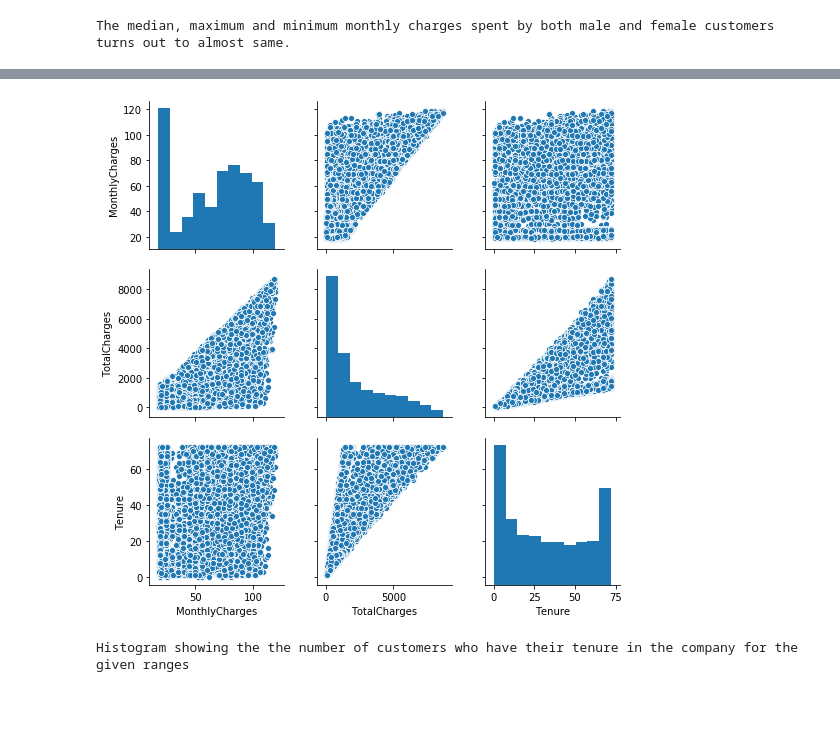
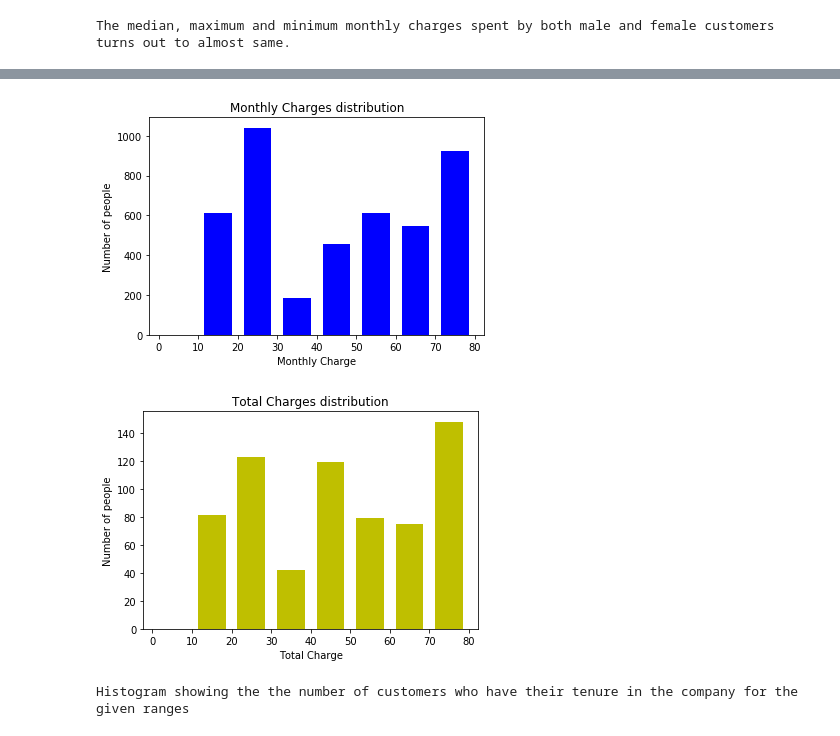
Before and after one commit to adityaprabhat01/eda-taskphase-aditya, a Jupyter notebook: telco_churn.ipynb, the cells around one changed output, grey strips where cells are left out. Drawn from its saved outputs; the diff is of its cells as text; code cells hidden in the pictures; blank space fills up the shorter version.

```diff
--- a/telco_churn.ipynb
+++ b/telco_churn.ipynb
@@ -141,6 +135,19 @@ plt.show()
-# %%
-ax = sns.pairplot(df_tmt)
-plt.show()
-# %% [output]
-[figure, removed]
+# %%
+arr_mc = np.array(df['MonthlyCharges'])
+arr_tc = np.array(df['TotalCharges'])
+bins_mc = [0,10,20,30,40,50,60,70,80,90,100,110,120]
+bins_tc = [1000,2000,3000,4000,5000,6000,7000,8000,9000]
+plt.title('Monthly Charges distribution')
+plt.xlabel('Monthly Charge')
+plt.ylabel('Number of people')
+plt.hist(arr_mc, bins, rwidth = 0.7, color = 'b')
+plt.show()
+plt.title('Total Charges distribution')
+plt.xlabel('Total Charge')
+plt.ylabel('Number of people')
+plt.hist(arr_tc, bins, rwidth = 0.7, color = 'y')
+plt.show()
+# %% [output]
+[figure, added]
+[figure, added]
 # %%
```
Also changed, not shown: parts of 13 cells of this notebook.
